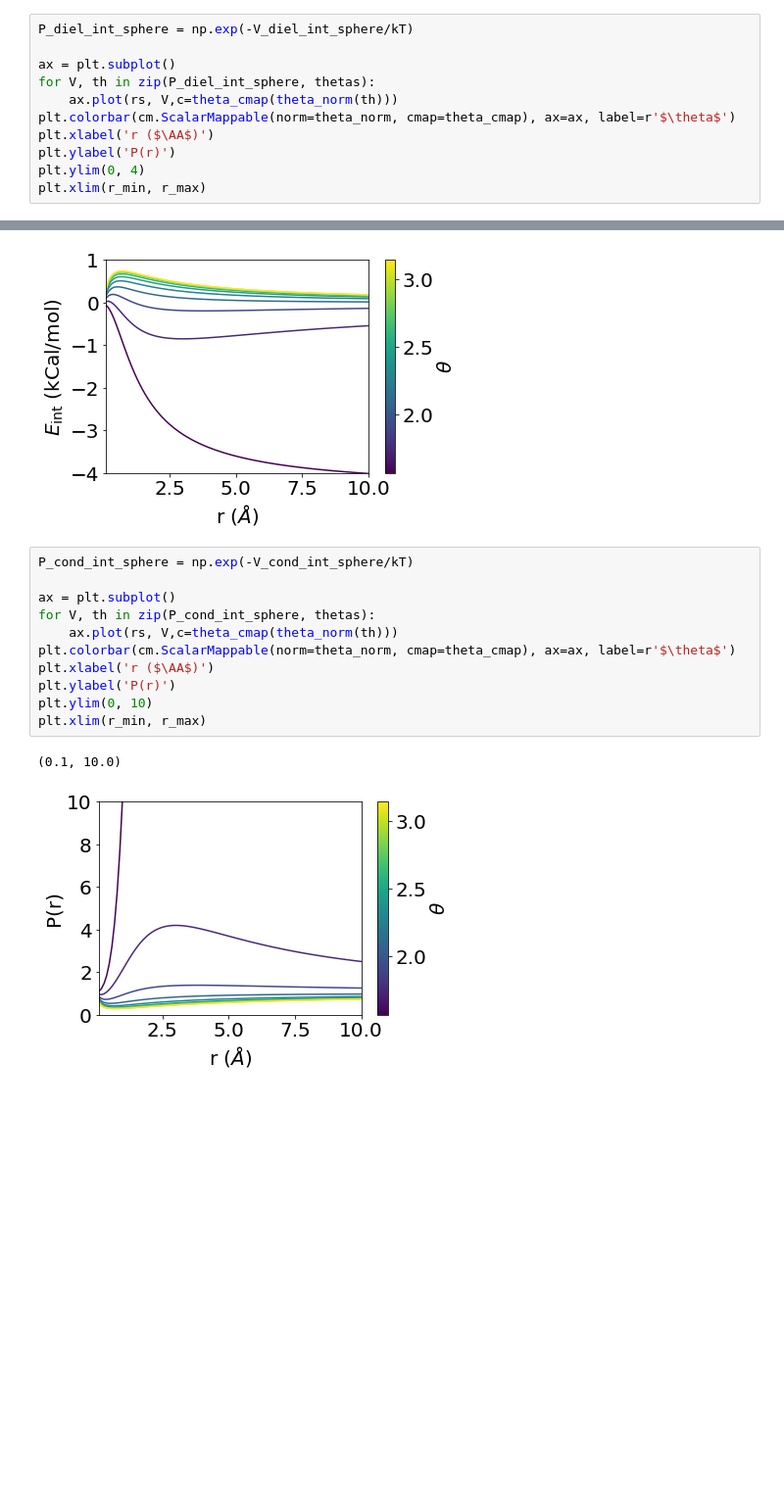
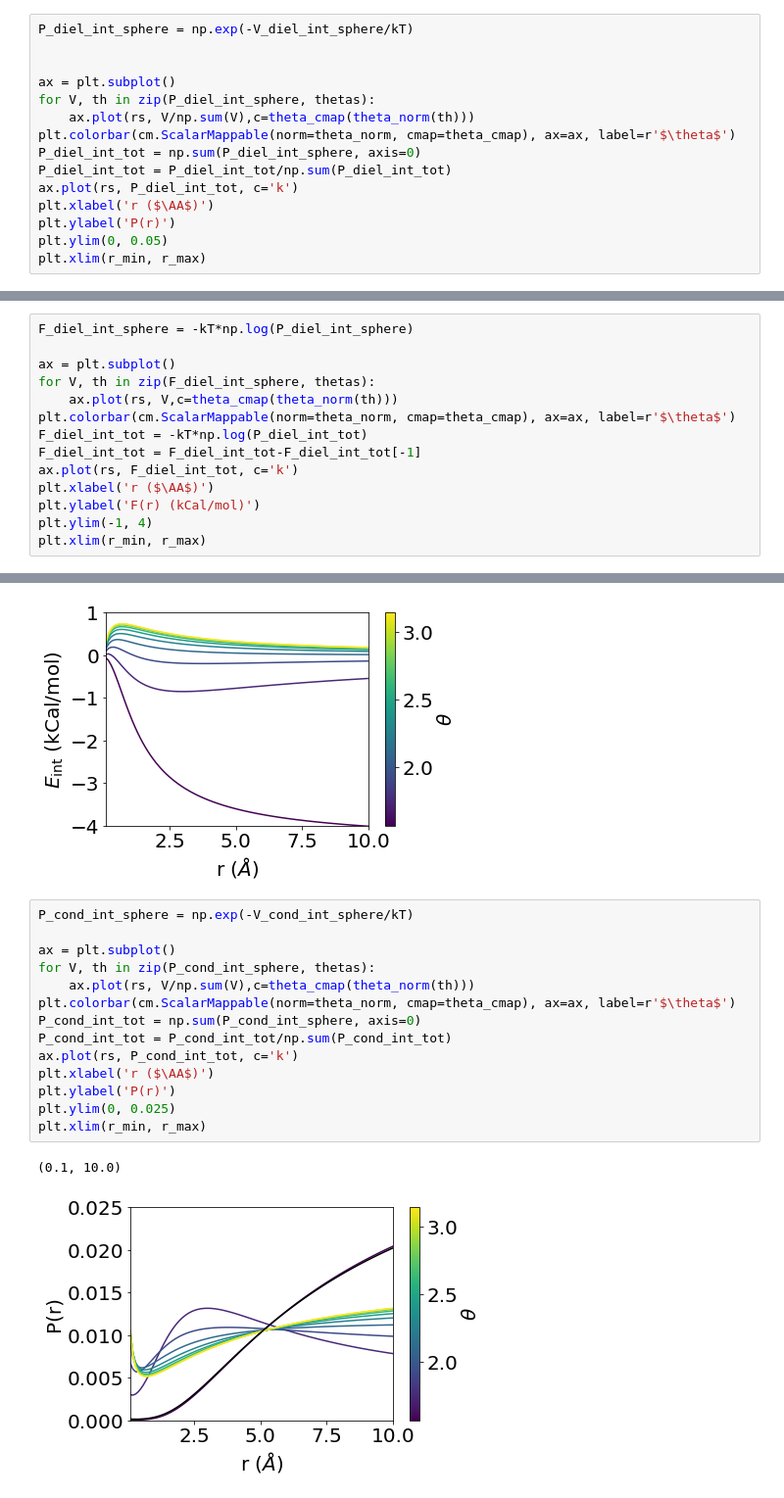
Before and after one commit to adodin/Ion-Pairing, a Jupyter notebook: Analytical/Analytical_Potentials.ipynb, the cells around one changed output, grey strips where cells are left out. Shown at 98% size. Cells and saved outputs as stored; diff of their text form; blank space fills up the shorter version.

```diff
--- a/Analytical/Analytical_Potentials.ipynb
+++ b/Analytical/Analytical_Potentials.ipynb
@@ -455,13 +455,17 @@ plt.xlim(r_min, r_max)
 # %%
 P_diel_int_sphere = np.exp(-V_diel_int_sphere/kT)
 
+
 ax = plt.subplot()
 for V, th in zip(P_diel_int_sphere, thetas):
-    ax.plot(rs, V,c=theta_cmap(theta_norm(th)))
+    ax.plot(rs, V/np.sum(V),c=theta_cmap(theta_norm(th)))
 plt.colorbar(cm.ScalarMappable(norm=theta_norm, cmap=theta_cmap), ax=ax, label=r'$\theta$')
+P_diel_int_tot = np.sum(P_diel_int_sphere, axis=0)
+P_diel_int_tot = P_diel_int_tot/np.sum(P_diel_int_tot)
+ax.plot(rs, P_diel_int_tot, c='k')
 plt.xlabel('r ($\AA$)')
 plt.ylabel('P(r)')
-plt.ylim(0, 4)
+plt.ylim(0, 0.05)
 plt.xlim(r_min, r_max)
 # %% [output]
 (0.1, 10.0)
@@ -468,0 +473,14 @@ plt.xlim(r_min, r_max)
+# %%
+F_diel_int_sphere = -kT*np.log(P_diel_int_sphere)
+
+ax = plt.subplot()
+for V, th in zip(F_diel_int_sphere, thetas):
+    ax.plot(rs, V,c=theta_cmap(theta_norm(th)))
+plt.colorbar(cm.ScalarMappable(norm=theta_norm, cmap=theta_cmap), ax=ax, label=r'$\theta$')
+F_diel_int_tot = -kT*np.log(P_diel_int_tot)
+F_diel_int_tot = F_diel_int_tot-F_diel_int_tot[-1]
+ax.plot(rs, F_diel_int_tot, c='k')
+plt.xlabel('r ($\AA$)')
+plt.ylabel('F(r) (kCal/mol)')
+plt.ylim(-1, 4)
+plt.xlim(r_min, r_max)
@@ -525,15 +546,18 @@ plt.xlim(r_min, r_max)
 # %%
 P_cond_int_sphere = np.exp(-V_cond_int_sphere/kT)
 
 ax = plt.subplot()
 for V, th in zip(P_cond_int_sphere, thetas):
-    ax.plot(rs, V,c=theta_cmap(theta_norm(th)))
+    ax.plot(rs, V/np.sum(V),c=theta_cmap(theta_norm(th)))
 plt.colorbar(cm.ScalarMappable(norm=theta_norm, cmap=theta_cmap), ax=ax, label=r'$\theta$')
+P_cond_int_tot = np.sum(P_cond_int_sphere, axis=0)
+P_cond_int_tot = P_cond_int_tot/np.sum(P_cond_int_tot)
+ax.plot(rs, P_cond_int_tot, c='k')
 plt.xlabel('r ($\AA$)')
 plt.ylabel('P(r)')
-plt.ylim(0, 10)
+plt.ylim(0, 0.025)
 plt.xlim(r_min, r_max)
 # %% [output]
 (0.1, 10.0)
-[figure, old version]
+[figure, new version]
 # %%
```
Also changed, not shown: parts of 3 cells of this notebook, 3 other files.
